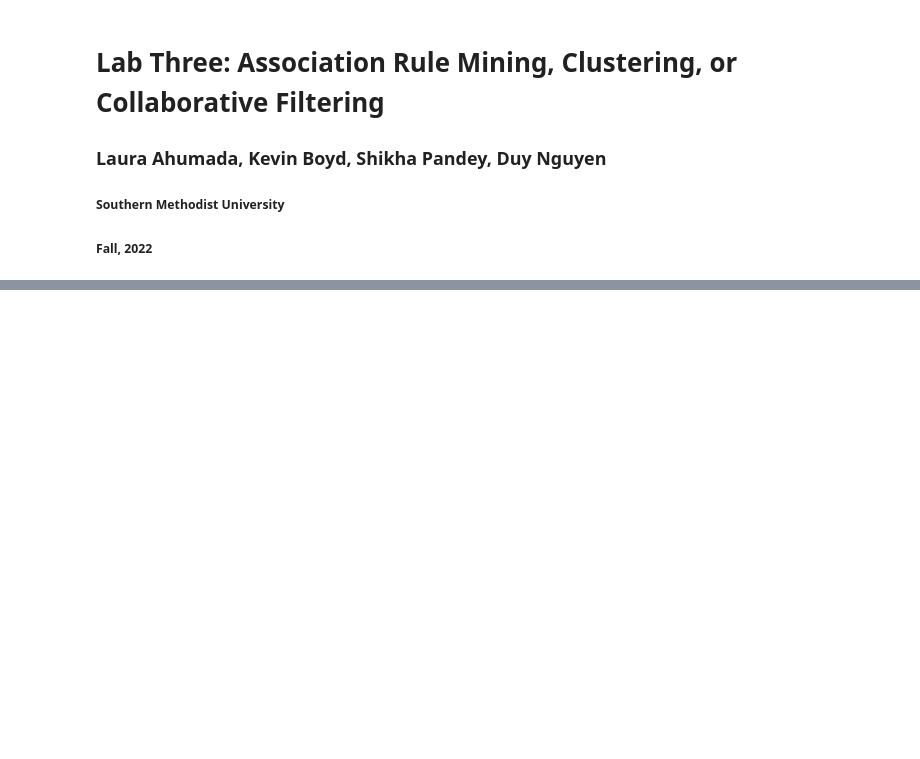
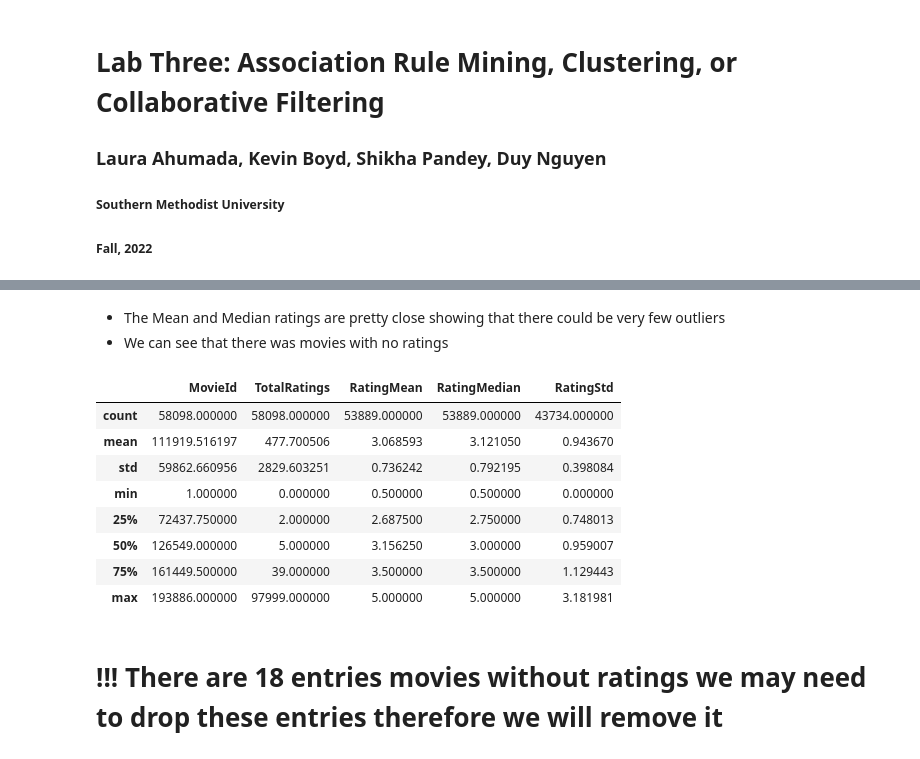
Before and after one commit to lauraah10/MachineLearning_Projects, a Jupyter notebook: Lab3_Clustering.ipynb, the cells around one changed output, grey strips where cells are left out. Saved outputs shown, nothing was run; the diff lists cells and outputs as text; code cells hidden in the pictures; blank space fills up the shorter version.

```diff
--- a/Lab3_Clustering.ipynb
+++ b/Lab3_Clustering.ipynb
@@ -52,0 +123,5 @@ movies_final = pd.read_csv('movies_final.csv')
+# %%
+#Let's update the columns"no Genres listed" to Unkown
+updated.rename(columns={"(no genres listed)":"Unknown"}, inplace=True)
+#droping MoviesID as that is not useful for our model nor EDA
+ModelData=updated.drop("MovieId",axis=1)
@@ -52,0 +137,17 @@ movies_final = pd.read_csv('movies_final.csv')
+# %% [markdown]
++ The Mean and Median ratings are pretty close showing that there could be very few outliers
++ We can see that there was movies with no ratings
+# %%
+ModelData.describe()
+# %% [output]
+|  | MovieId | TotalRatings | RatingMean | RatingMedian | RatingStd |
+| count | 58098.000000 | 58098.000000 | 53889.000000 | 53889.000000 | 43734.000000 |
+| mean | 111919.516197 | 477.700506 | 3.068593 | 3.121050 | 0.943670 |
+| std | 59862.660956 | 2829.603251 | 0.736242 | 0.792195 | 0.398084 |
+| min | 1.000000 | 0.000000 | 0.500000 | 0.500000 | 0.000000 |
+| 25% | 72437.750000 | 2.000000 | 2.687500 | 2.750000 | 0.748013 |
+| 50% | 126549.000000 | 5.000000 | 3.156250 | 3.000000 | 0.959007 |
+| 75% | 161449.500000 | 39.000000 | 3.500000 | 3.500000 | 1.129443 |
+| max | 193886.000000 | 97999.000000 | 5.000000 | 5.000000 | 3.181981 |
+# %% [markdown]
+# !!! There are 18 entries movies without ratings we may need to drop these entries therefore we will remove it
```
Also changed, not shown: parts of 22 cells of this notebook.
